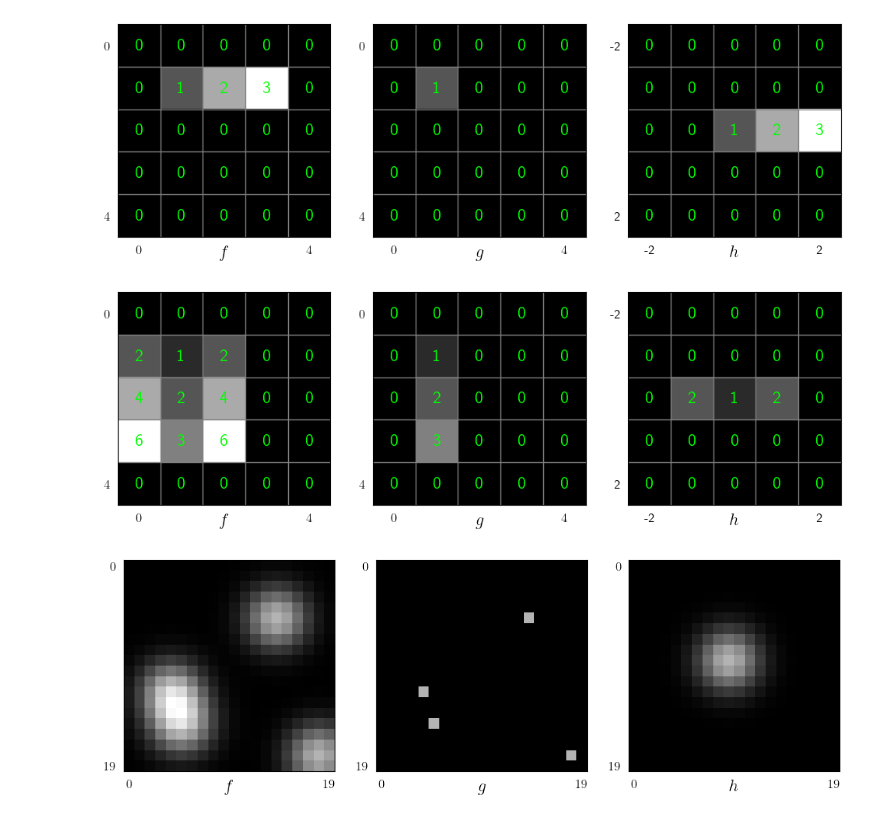
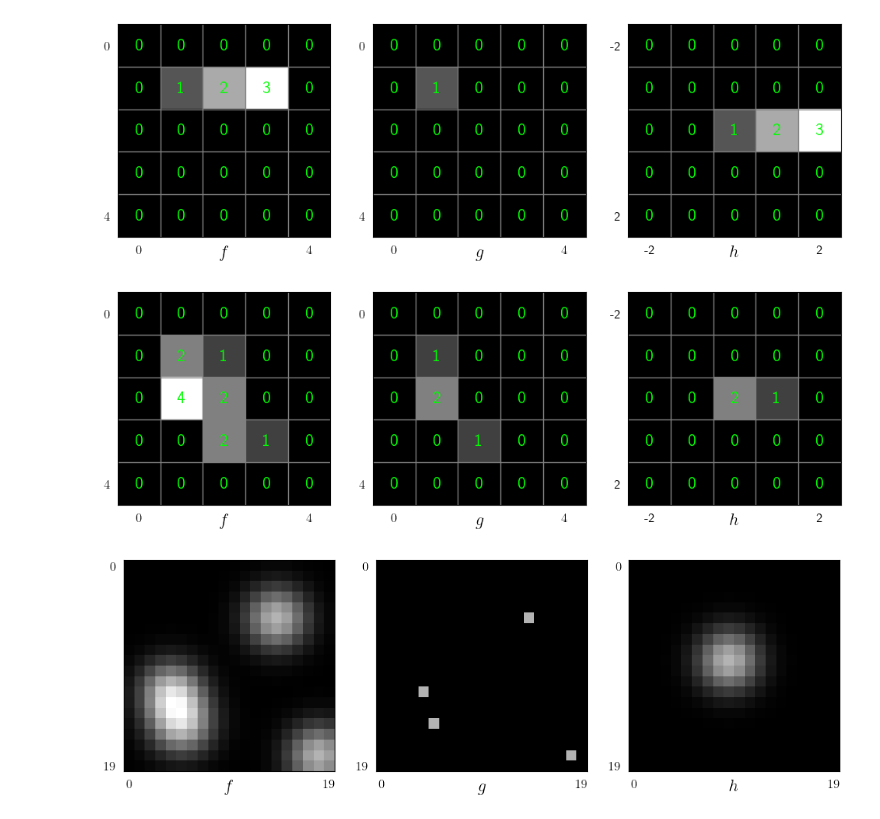
Before and after one commit to vincmazet/bip, a Jupyter notebook: filtering/figs/figs-conv.ipynb, the cells around one changed output. Cells and saved outputs as stored; diff of their text form; code cells hidden in the pictures.

```diff
--- a/filtering/figs/figs-conv.ipynb
+++ b/filtering/figs/figs-conv.ipynb
@@ -77,29 +77,29 @@ plt.savefig("conv-example1.svg")
 # %%
 # Convolution of a small image, with pixel intensities
 
 g = np.array([
     [0, 0, 0, 0, 0],
     [0, 1, 0, 0, 0],
     [0, 2, 0, 0, 0],
-    [0, 3, 0, 0, 0],
+    [0, 0, 1, 0, 0],
     [0, 0, 0, 0, 0],
 ])
 h = np.array([
     [0, 0, 0, 0, 0],
     [0, 0, 0, 0, 0],
-    [0, 2, 1, 2, 0],
+    [0, 0, 2, 1, 0],
     [0, 0, 0, 0, 0],
     [0, 0, 0, 0, 0],
 ])
 f = sig.convolve2d(g, h, mode='same')
 
 fig, axs = plt.subplots(1,3, figsize=(12, 4))
 image(axs[0], f, "$f$", vmax=f.max(), intensities=True)
 image(axs[1], g, "$g$", vmax=f.max(), intensities=True)
 image(axs[2], h, "$h$", vmax=f.max(), intensities=True, center=True)
 plt.savefig("conv-example2.svg")
 # %% [output]
-[figure, old version]
+[figure, new version]
 # %%
 # Convolution of some Diracs
 
```
Also changed, not shown: 3 other files.
